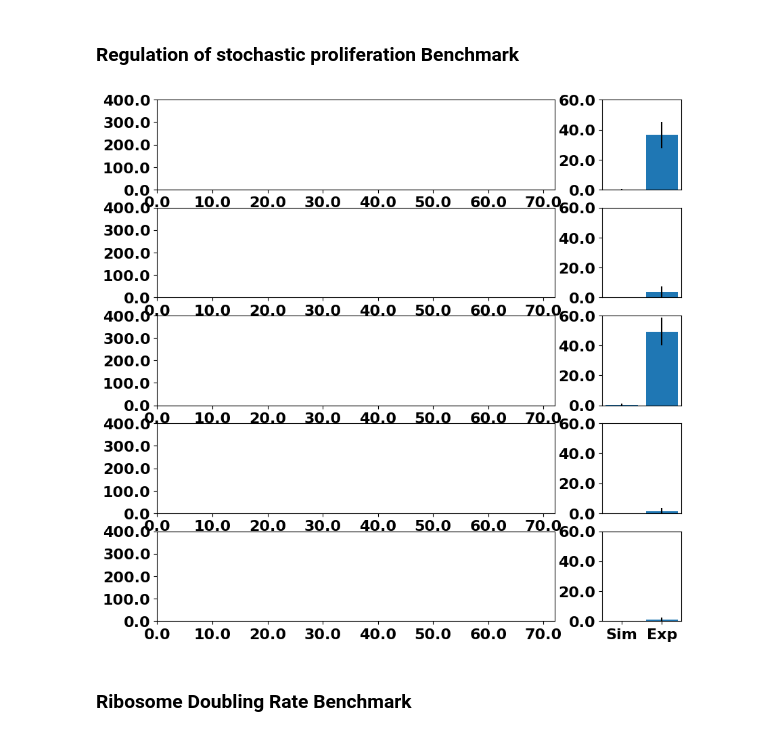
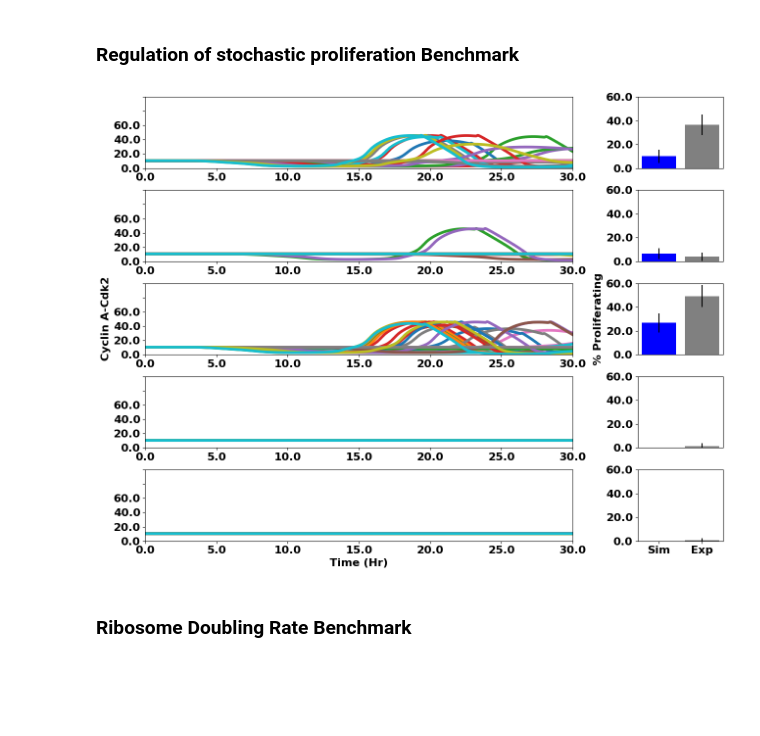
Before and after one commit to JonahRileyHuggins/SPARCED, a Jupyter notebook: SPARCED/src/validation/visualization/benchmark evaluation notebook.ipynb, the cells around one changed output. Cells and saved outputs as stored; diff of their text form; code cells hidden in the pictures; blank space fills up the shorter version.

Commit message:
WIP: regulation of stochastic proliferation working.

```diff
--- a/SPARCED/src/validation/visualization/benchmark evaluation notebook.ipynb
+++ b/SPARCED/src/validation/visualization/benchmark evaluation notebook.ipynb
@@ -786,30 +780,46 @@ plt.tight_layout()
 # %%
 data_name = get_data_title()
 data_file = f'regulation-of-stochastic-proliferation/results/{data_name}.pkl'
 data = Helpers.load_data(data_file)
 conds_registry = CellPopMetrics(data).get_registry()
 
 cond_labels = ['EGF', 'INS', 'EGF+INS', 'EGF+INS+MEKi', 'EGF+INS+AKTi']
 
 # Constants
 SPHASE_THRESHOLD = 20 # Summation of Cyclin Complexes over the course of the simulation
 CELLS_PER_CONDITION = 30 # Define the number of cells per condition
 
 # Plotting
-split_left_right = LeftRightSplit(nrows = 5, ncols = 2, figsize = (10, 10), width_ratios = [5,1])
+split_left_right = LeftRightSplit(nrows = 5, ncols = 2, figsize = (13, 10), width_ratios = [5,1])
 
-split_left_right.plot_left(data=data, dependent_var='time',
-                           independent_var='simulation cycA_Cdk2_total',
-                           conds_registry=conds_registry, colors = None)
+split_left_right.plot_left(data=data,
+                           observable='cycA_Cdk2_total',
+                           dependent_var='time',
+                           independent_var='simulation',
+                           conds_registry=conds_registry,
+                           colors = None,
+                           yaxis_limits=(0, 50),
+                           xaxis_limits=(0, 30))
 
-sphase_ratios = CellPopMetrics(data=data).cells_above_threshold(observable='simulation Sphase',
+sphase_ratios = CellPopMetrics(data=data).cells_above_threshold(observable='Sphase',
                                                                     threshold= SPHASE_THRESHOLD,
-                                                                    experimental_data='experiment Sphase')
+                                                                    experimental_data=True)
 
-split_left_right.plot_right(sphase_ratios, error_bars=True, x_labels=['Sim', 'Exp'],
-                            y_range=[0, 60], colors=None, CELLS_PER_CONDITION=CELLS_PER_CONDITION)
+split_left_right.plot_right(sphase_ratios,
+                            error_bars=True,
+                            x_labels=['Sim', 'Exp'],
+                            y_range=[0, 60],
+                            colors=['blue', 'grey'],
+                            CELLS_PER_CONDITION=CELLS_PER_CONDITION)
+
+split_left_right.axes_left[2].set_ylabel('Cyclin A-Cdk2', fontsize=16, weight='bold')
+split_left_right.axes_left[4].set_xlabel('Time (Hr)', fontsize = 16, weight = 'bold')
+
+split_left_right.axes_right[2].set_ylabel('% Proliferating', fontsize = 16, weight = 'bold')
+split_left_right.fig.tight_layout()
+split_left_right.save_plot(f'regulation-of-stochastic-proliferation/results/{data_name}.png')
 # %% [output]
-[figure, old version]
+[figure, new version]
 # %% [markdown]
 ### Ribosome Doubling Rate Benchmark
 # %%
```
Also changed, not shown: parts of 5 cells of this notebook, 6 other files.
